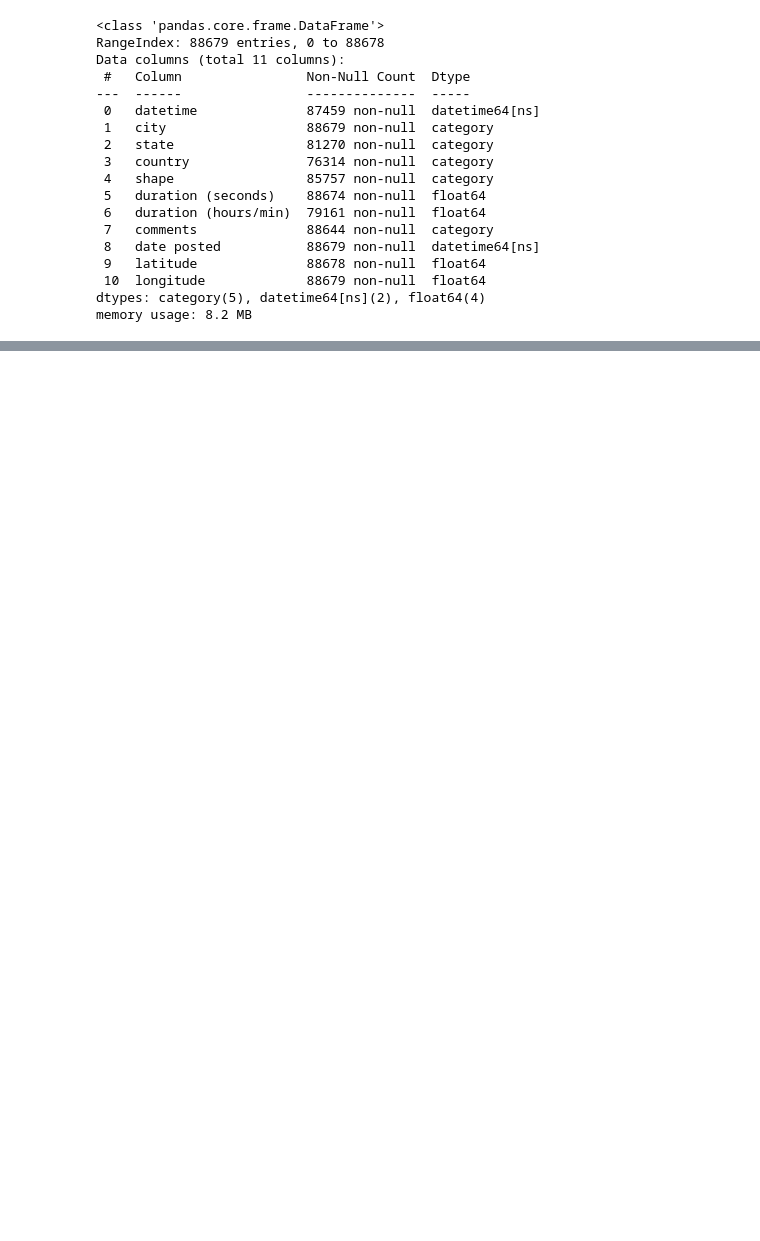
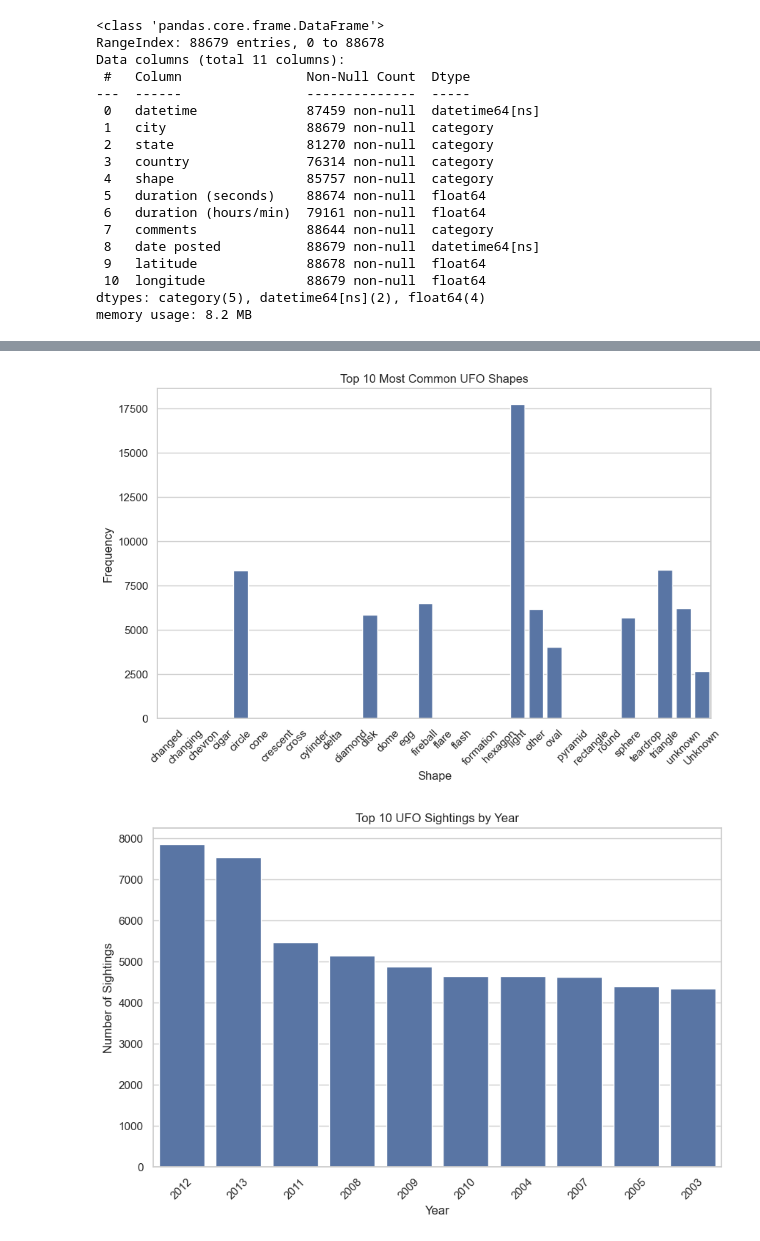
Before and after one commit to Aharv123/UFO-Sighting-Data-Cleaning-And-FeatureEngineering, a Jupyter notebook: project.ipynb, the cells around one changed output, grey strips where cells are left out. Saved outputs shown, nothing was run; the diff lists cells and outputs as text; code cells hidden in the pictures; blank space fills up the shorter version.

```diff
--- a/project.ipynb
+++ b/project.ipynb
@@ -145,0 +168,13 @@ memory usage: 8.2 MB
+# %%
+# This is Data Cleaning
+
+df.dropna(subset=["datetime"], inplace=True)
+
+for col in ["state", "country", "shape", "comments"]:
+    if "Unknown" not in df[col].cat.categories:  # Only add if not already present
+        df[col] = df[col].cat.add_categories("Unknown")
+    df[col] = df[col].fillna("Unknown")  # Assign back instead of inplace=True
+
+df["duration (seconds)"] = df["duration (seconds)"].fillna(df["duration (seconds)"].median())
+df["duration (hours/min)"] = df["duration (hours/min)"].fillna(df["duration (hours/min)"].median())
+df["latitude"] = df["latitude"].fillna(df["latitude"].median())
@@ -145,0 +202,47 @@ memory usage: 8.2 MB
+# %%
+sns.set(style = "whitegrid")
+
+# Top 10 most common UFO shapes
+
+shapes = df["shape"].value_counts().head(10)
+plt.figure(figsize = (10,6))
+sns.barplot(x = shapes.index, y = shapes.values)
+plt.title('Top 10 Most Common UFO Shapes')
+plt.xlabel('Shape')
+plt.ylabel('Frequency')
+plt.xticks(rotation=45)
+plt.show()
+
+# Ufo sightings by year top 10
+df['year'] = df['datetime'].dt.year
+top_10_years = df['year'].value_counts().nlargest(10)
+plt.figure(figsize=(10, 6))
+sns.countplot(data=df[df['year'].isin(top_10_years.index)], x='year', order=top_10_years.index)
+plt.title('Top 10 UFO Sightings by Year')
+plt.xlabel('Year')
+plt.ylabel('Number of Sightings')
+plt.xticks(rotation=45)
+plt.show()
+
+# UFO sightings by country
+
+top_countries = df['country'].value_counts().head(10)
+plt.figure(figsize=(10, 6))
+sns.barplot(x=top_countries.index, y=top_countries.values)
+plt.title('Top 10 Countries with Most UFO Sightings')
+plt.xlabel('Country')
+plt.ylabel('Frequency')
+plt.xticks(rotation=45)
+plt.show()
+
+# Pie chart for the top 10 UFO sightings by year
+df['year'] = df['datetime'].dt.year
+top_10_years = df['year'].value_counts().nlargest(10)
+plt.figure(figsize=(8, 8))
+plt.pie(top_10_years.values, labels=top_10_years.index, autopct='%1.1f%%', startangle=140, colors=sns.color_palette("viridis", len(top_10_years)))
+plt.title('Top 10 UFO Sightings by Year')
+plt.axis('equal')
+plt.show()
+# %% [output]
+[figure, added]
+[figure, added]
```
Also changed, not shown: parts of 10 cells of this notebook.
